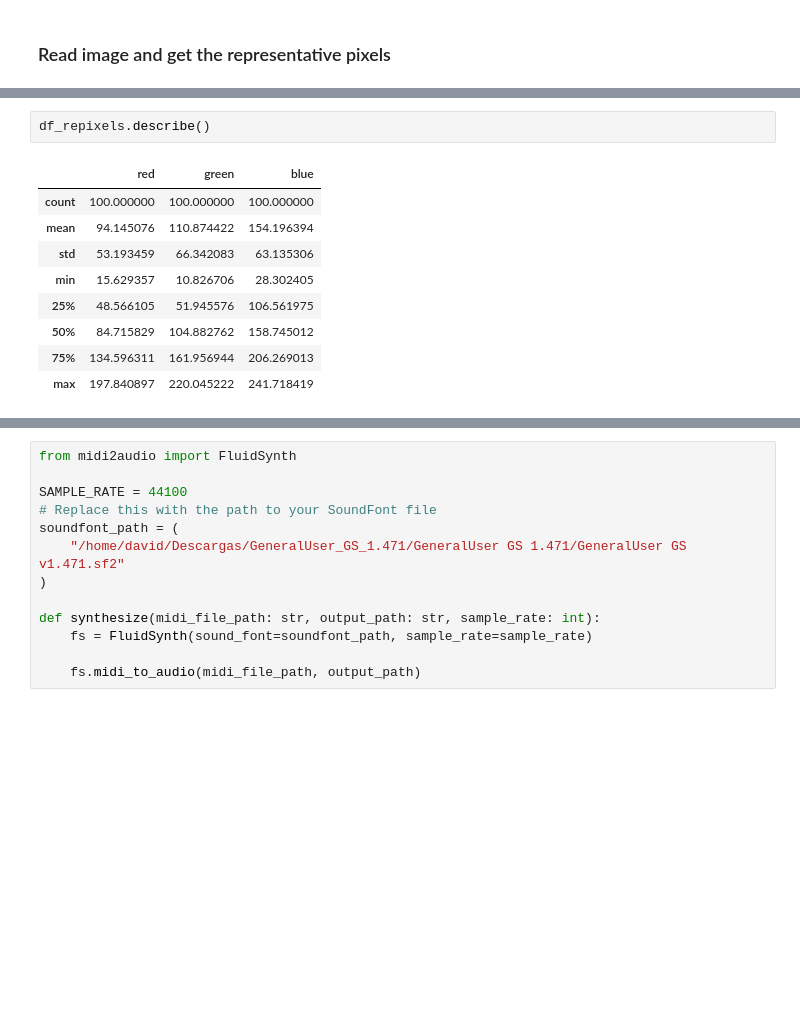
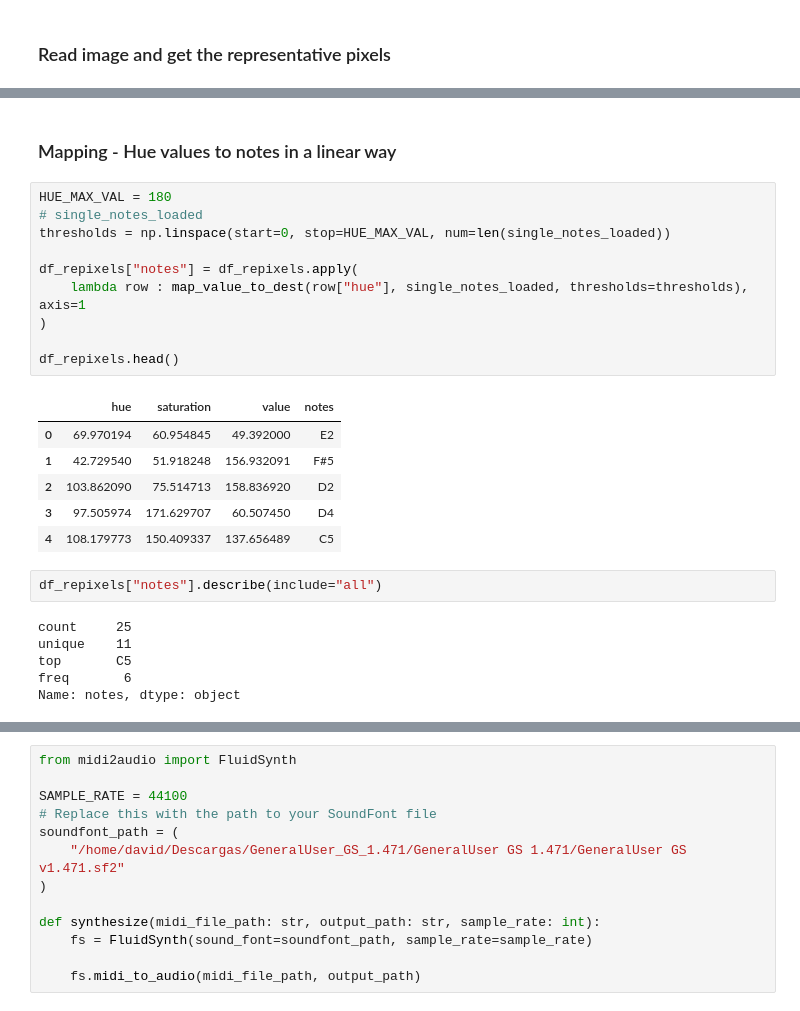
Before and after one commit to dbetm/image-2-melody, a Jupyter notebook: experiments/playground.ipynb, the cells around one changed output, grey strips where cells are left out. Cells and saved outputs as stored; diff of their text form; blank space fills up the shorter version.

```diff
--- a/experiments/playground.ipynb
+++ b/experiments/playground.ipynb
@@ -48,13 +153,28 @@ df_repixels.shape
+# %% [markdown]
+### Mapping - Hue values to notes in a linear way
+# %%
+HUE_MAX_VAL = 180
+# single_notes_loaded
+thresholds = np.linspace(start=0, stop=HUE_MAX_VAL, num=len(single_notes_loaded))
+
+df_repixels["notes"] = df_repixels.apply(
+    lambda row : map_value_to_dest(row["hue"], single_notes_loaded, thresholds=thresholds), axis=1
+)
+
+df_repixels.head()
+# %% [output]
+|  | hue | saturation | value | notes |
+| 0 | 69.970194 | 60.954845 | 49.392000 | E2 |
+| 1 | 42.729540 | 51.918248 | 156.932091 | F#5 |
+| 2 | 103.862090 | 75.514713 | 158.836920 | D2 |
+| 3 | 97.505974 | 171.629707 | 60.507450 | D4 |
+| 4 | 108.179773 | 150.409337 | 137.656489 | C5 |
 # %%
-df_repixels.describe()
+df_repixels["notes"].describe(include="all")
 # %% [output]
-|  | red | green | blue |
-| count | 100.000000 | 100.000000 | 100.000000 |
-| mean | 94.145076 | 110.874422 | 154.196394 |
-| std | 53.193459 | 66.342083 | 63.135306 |
-| min | 15.629357 | 10.826706 | 28.302405 |
-| 25% | 48.566105 | 51.945576 | 106.561975 |
-| 50% | 84.715829 | 104.882762 | 158.745012 |
-| 75% | 134.596311 | 161.956944 | 206.269013 |
-| max | 197.840897 | 220.045222 | 241.718419 |
+count     25
+unique    11
+top       C5
+freq       6
+Name: notes, dtype: object
 # %%
```
Also changed, not shown: parts of 55 cells of this notebook, 13 other files.
